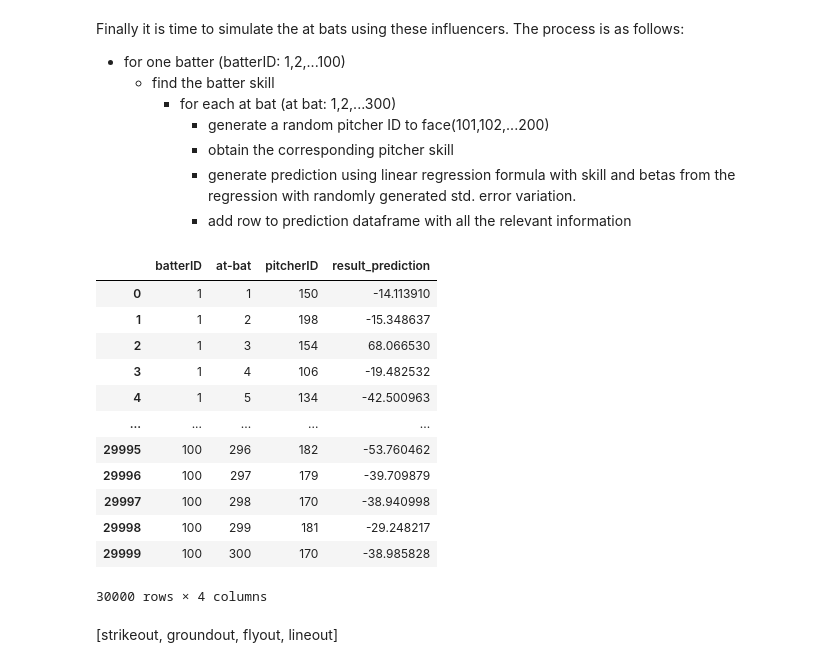
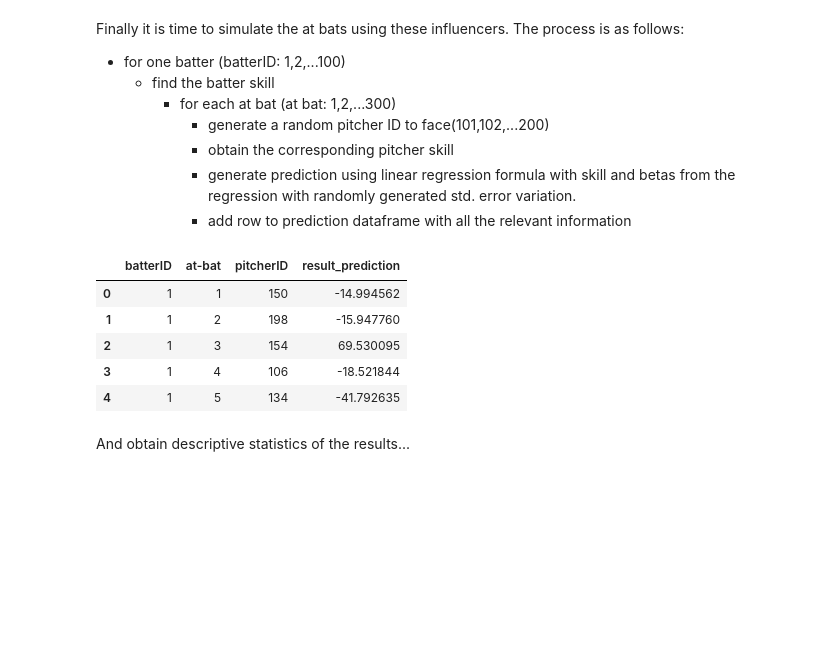
Before and after one commit to reetyf/yankees, a Jupyter notebook: part2/Hailey_Weinschenk_QA_Associate_Questionnaire_part2.ipynb, the cells around one changed output. Cells and saved outputs as stored; diff of their text form; code cells hidden in the pictures; blank space fills up the shorter version.

```diff
--- a/part2/Hailey_Weinschenk_QA_Associate_Questionnaire_part2.ipynb
+++ b/part2/Hailey_Weinschenk_QA_Associate_Questionnaire_part2.ipynb
@@ -381,20 +382,11 @@ for i in pbar: # for one batter...
         dic = pd.DataFrame(data = [{"batterID":i,'at-bat':j,"pitcherID":rand,"result_prediction":pred}])
         preds = pd.concat([preds,dic],ignore_index= True)
 # %%
-preds
+preds.head()
 # %% [output]
 |  | batterID | at-bat | pitcherID | result_prediction |
-| 0 | 1 | 1 | 150 | -14.113910 |
-| 1 | 1 | 2 | 198 | -15.348637 |
-| 2 | 1 | 3 | 154 | 68.066530 |
-| 3 | 1 | 4 | 106 | -19.482532 |
-| 4 | 1 | 5 | 134 | -42.500963 |
-| ... | ... | ... | ... | ... |
-| 29995 | 100 | 296 | 182 | -53.760462 |
-| 29996 | 100 | 297 | 179 | -39.709879 |
-| 29997 | 100 | 298 | 170 | -38.940998 |
-| 29998 | 100 | 299 | 181 | -29.248217 |
-| 29999 | 100 | 300 | 170 | -38.985828 |
+| 0 | 1 | 1 | 150 | -14.994562 |
+| 1 | 1 | 2 | 198 | -15.947760 |
+| 2 | 1 | 3 | 154 | 69.530095 |
+| 3 | 1 | 4 | 106 | -18.521844 |
+| 4 | 1 | 5 | 134 | -41.792635 |
-30000 rows × 4 columns
-# %% [markdown]
-[strikeout, groundout, flyout, lineout]
@@ -429,3 +393,5 @@ preds['PA_result'] = np.where(preds['result_prediction'] >= 0, 1,0)
+# %% [markdown]
+And obtain descriptive statistics of the results...
 # %%
 preds['result_prediction'].describe()
 # %% [output]
```
Also changed, not shown: parts of 32 cells of this notebook.
